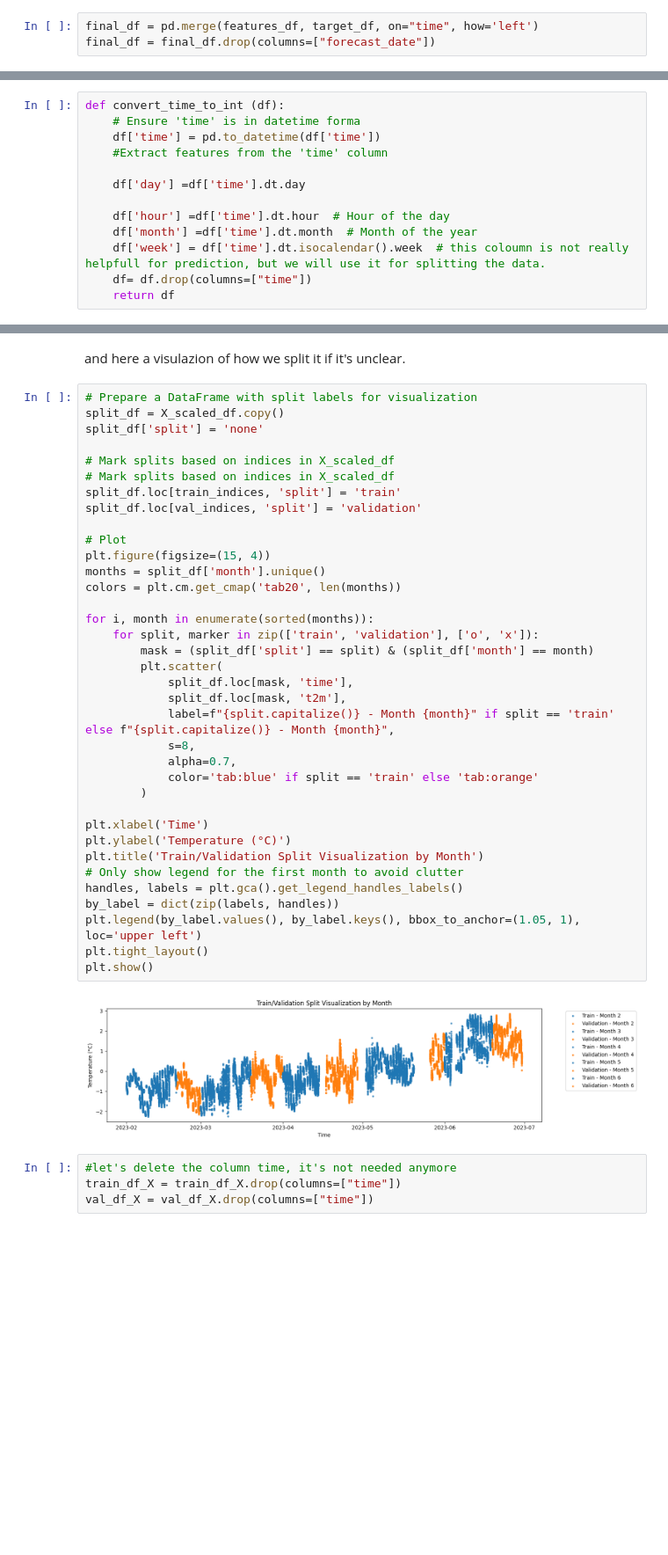
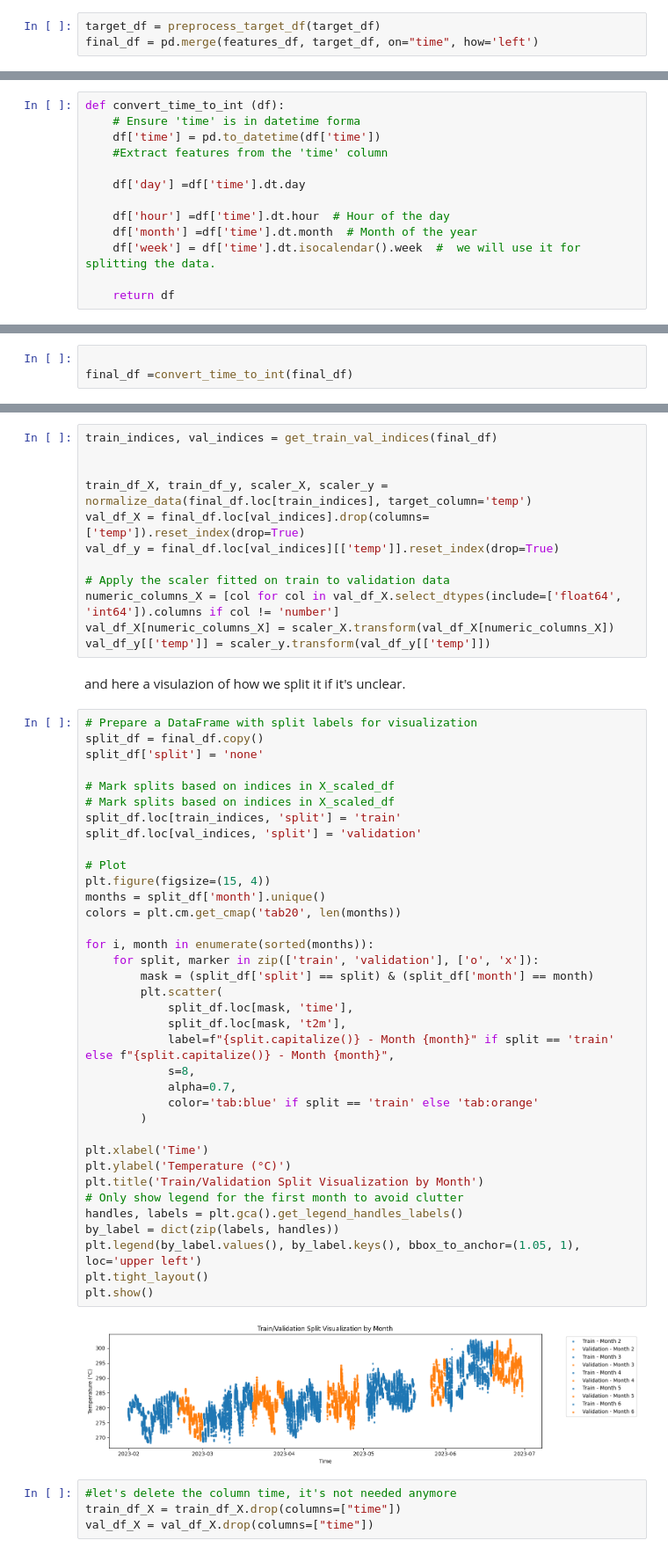
Before and after one commit to k-Refuge/weather-forcasting, a Jupyter notebook: forecasts.ipynb, the cells around one changed output, grey strips where cells are left out. Shown at 88% size. Drawn from its saved outputs; the diff is of its cells as text; blank space fills up the shorter version.

```diff
--- a/forecasts.ipynb
+++ b/forecasts.ipynb
@@ -158,6 +167,6 @@ target_df = target_df[
 # %%
+target_df = preprocess_target_df(target_df)
 final_df = pd.merge(features_df, target_df, on="time", how='left')
-final_df = final_df.drop(columns=["forecast_date"])
 # %% [markdown]
 Here we go — we finally have a single file containing all the data across the selected months!
 As a first step, let’s plot t2m (the forecasted temperature in Kelvin) alongside temp (the actual temperature from the Vlinder station).
@@ -458,6 +436,6 @@ def convert_time_to_int (df):
 
     df['hour'] =df['time'].dt.hour  # Hour of the day
     df['month'] =df['time'].dt.month  # Month of the year
-    df['week'] = df['time'].dt.isocalendar().week  # this coloumn is not really helpfull for prediction, but we will use it for splitting the data.
-    df= df.drop(columns=["time"])
+    df['week'] = df['time'].dt.isocalendar().week  #  we will use it for splitting the data.
+
     return df
@@ -487,3 +442,6 @@ dtype: object
+# %%
+
+final_df =convert_time_to_int(final_df)
 # %% [markdown]
 ## 3 - Splitting Data
 # %% [markdown]
@@ -519,8 +464,20 @@ val_df_y = pd.DataFrame(y_scaled[val_pos], columns=['temp']).reset_index(drop=Tr
+# %%
+train_indices, val_indices = get_train_val_indices(final_df)
+
+
+train_df_X, train_df_y, scaler_X, scaler_y = normalize_data(final_df.loc[train_indices], target_column='temp')
+val_df_X = final_df.loc[val_indices].drop(columns=['temp']).reset_index(drop=True)
+val_df_y = final_df.loc[val_indices][['temp']].reset_index(drop=True)
+
+# Apply the scaler fitted on train to validation data
+numeric_columns_X = [col for col in val_df_X.select_dtypes(include=['float64', 'int64']).columns if col != 'number']
+val_df_X[numeric_columns_X] = scaler_X.transform(val_df_X[numeric_columns_X])
+val_df_y[['temp']] = scaler_y.transform(val_df_y[['temp']])
 # %% [markdown]
 and here a visulazion of how we split it if it's unclear.
 # %%
 # Prepare a DataFrame with split labels for visualization
-split_df = X_scaled_df.copy()
+split_df = final_df.copy()
 split_df['split'] = 'none'
 
 # Mark splits based on indices in X_scaled_df
@@ -528,34 +485,34 @@ split_df['split'] = 'none'
 split_df.loc[train_indices, 'split'] = 'train'
 split_df.loc[val_indices, 'split'] = 'validation'
 
 # Plot
 plt.figure(figsize=(15, 4))
 months = split_df['month'].unique()
 colors = plt.cm.get_cmap('tab20', len(months))
 
 for i, month in enumerate(sorted(months)):
     for split, marker in zip(['train', 'validation'], ['o', 'x']):
         mask = (split_df['split'] == split) & (split_df['month'] == month)
         plt.scatter(
             split_df.loc[mask, 'time'],
             split_df.loc[mask, 't2m'],
             label=f"{split.capitalize()} - Month {month}" if split == 'train' else f"{split.capitalize()} - Month {month}",
             s=8,
             alpha=0.7,
             color='tab:blue' if split == 'train' else 'tab:orange'
         )
 
 plt.xlabel('Time')
 plt.ylabel('Temperature (°C)')
 plt.title('Train/Validation Split Visualization by Month')
 # Only show legend for the first month to avoid clutter
 handles, labels = plt.gca().get_legend_handles_labels()
 by_label = dict(zip(labels, handles))
 plt.legend(by_label.values(), by_label.keys(), bbox_to_anchor=(1.05, 1), loc='upper left')
 plt.tight_layout()
 plt.show()
 # %% [output]
-[figure, old version]
+[figure, new version]
 # %%
 #let's delete the column time, it's not needed anymore
 train_df_X = train_df_X.drop(columns=["time"])
```
Also changed, not shown: parts of 101 cells of this notebook.
